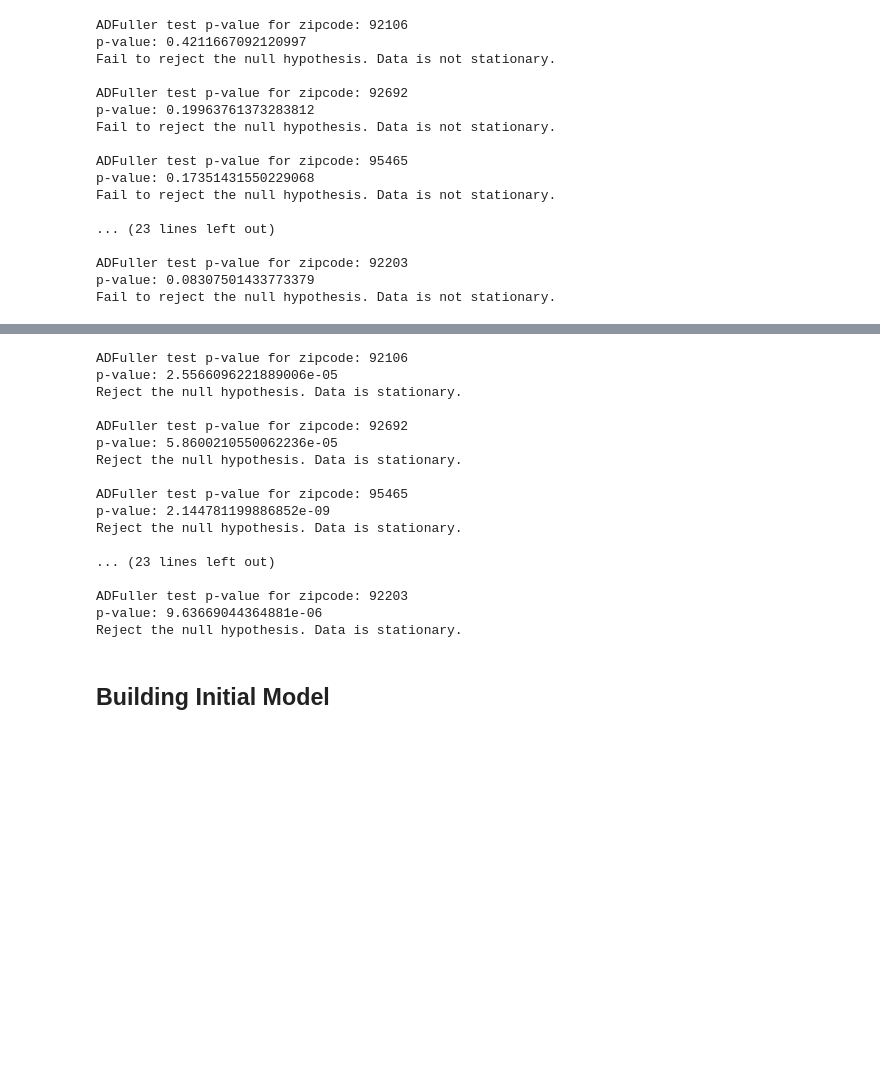
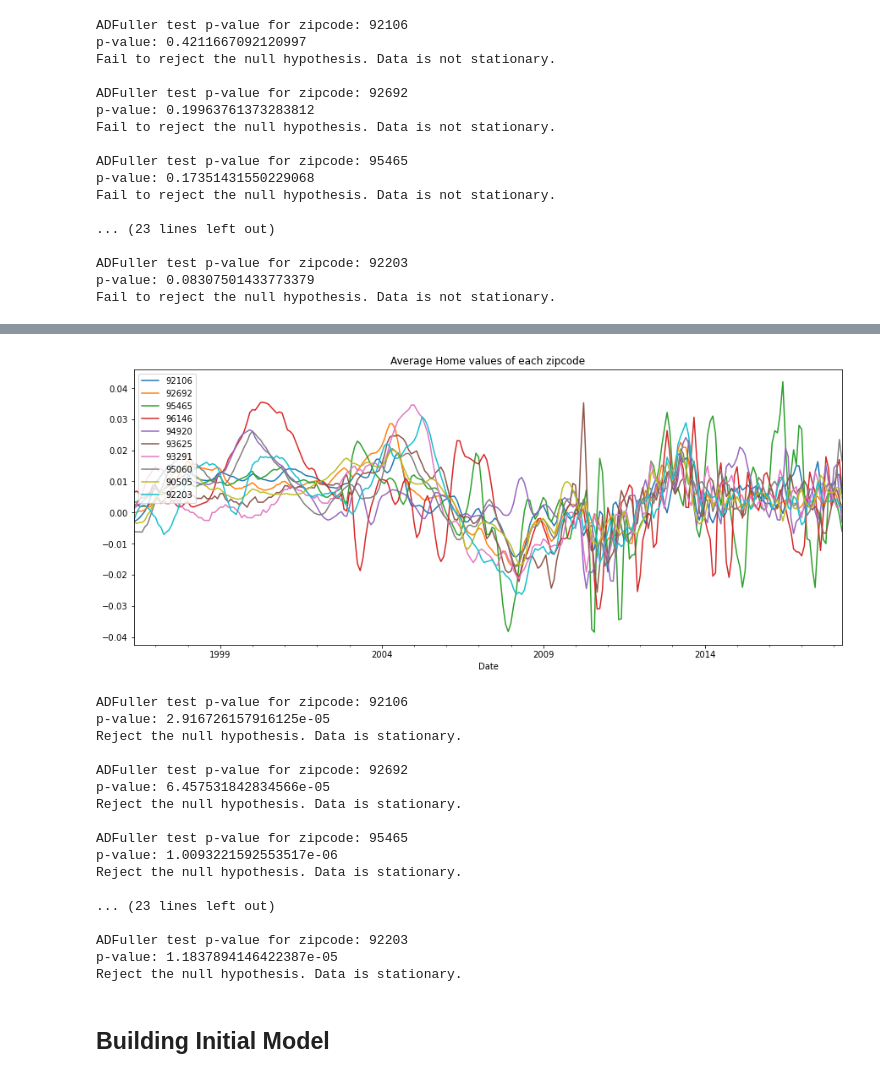
Before and after one commit to jennifernha/Zillow-Time-Series, a Jupyter notebook: Zillow Time Series Analysis.ipynb, the cells around one changed output, grey strips where cells are left out. Saved outputs shown, nothing was run; the diff lists cells and outputs as text; code cells hidden in the pictures; blank space fills up the shorter version.

Commit message:
Update Improving Stationarity

```diff
--- a/Zillow Time Series Analysis.ipynb
+++ b/Zillow Time Series Analysis.ipynb
@@ -465,12 +515,12 @@ ziplist
 zip_ts = []
 for zc in zip_df.ZipCode.unique():
     #Create separate dataframes for each zipcode with a monthly frequency.
-    top10_zip = zip_df[zip_df['ZipCode']==zc]
-    zip_ts.append(top10_zip)
+    top10_df = zip_df[zip_df['ZipCode']==zc].asfreq('MS')
+    zip_ts.append(top10_df)
 # %%
 for i in range(10):
     zip_ts[i].value.plot(label=zip_ts[i].ZipCode[0],figsize=(15,6))
-    plt.title('Average Home values of Each Zipcode')
+    plt.title('Average Home values of each zipcode')
     plt.legend()
 # %% [output]
 [figure]
@@ -564,8 +654,21 @@ plt.show(block=False)
+# %%
+zip_ts2 = []
+for zc in zip_df2.ZipCode.unique():
+    #Create separate dataframes for each zipcode with a monthly frequency.
+    top10_df2 = zip_df2[zip_df2['ZipCode']==zc].asfreq('MS')
+    zip_ts2.append(top10_df2)
+# %%
+for i in range(10):
+    zip_ts2[i].ret.plot(label=zip_ts2[i].ZipCode[0],figsize=(15,6))
+    plt.title('Average Home values of each zipcode')
+    plt.legend(loc='upper left')
+# %% [output]
+[figure, added]
 # %%
 for i in range(10):
     #Perform adfuller test and drop NaN values created when calculating monthly returns.
-    results = adfuller(zip_ts[i].ret.diff().dropna()) #differencing by 12 month for stationarity
-    print(f'ADFuller test p-value for zipcode: {zip_ts[i].ZipCode[0]}')
+    results = adfuller(zip_ts2[i].ret.diff().dropna()) #differencing by 12 month for stationarity
+    print(f'ADFuller test p-value for zipcode: {zip_ts2[i].ZipCode[0]}')
     print('p-value:',results[1])
     if results[1]>0.05:
         print('Fail to reject the null hypothesis. Data is not stationary.\n')
@@ -573,21 +676,21 @@ for i in range(10):
         print('Reject the null hypothesis. Data is stationary.\n')
 # %% [output]
 ADFuller test p-value for zipcode: 92106
-p-value: 2.5566096221889006e-05
+p-value: 2.916726157916125e-05
 Reject the null hypothesis. Data is stationary.
 
 ADFuller test p-value for zipcode: 92692
-p-value: 5.8600210550062236e-05
+p-value: 6.457531842834566e-05
 Reject the null hypothesis. Data is stationary.
 
 ADFuller test p-value for zipcode: 95465
-p-value: 2.144781199886852e-09
+p-value: 1.0093221592553517e-06
 Reject the null hypothesis. Data is stationary.
 
 ... (23 lines left out)
 
 ADFuller test p-value for zipcode: 92203
-p-value: 9.63669044364881e-06
+p-value: 1.1837894146422387e-05
 Reject the null hypothesis. Data is stationary.
 # %% [markdown]
 ## Building Initial Model
```
Also changed, not shown: parts of 25 cells of this notebook.
